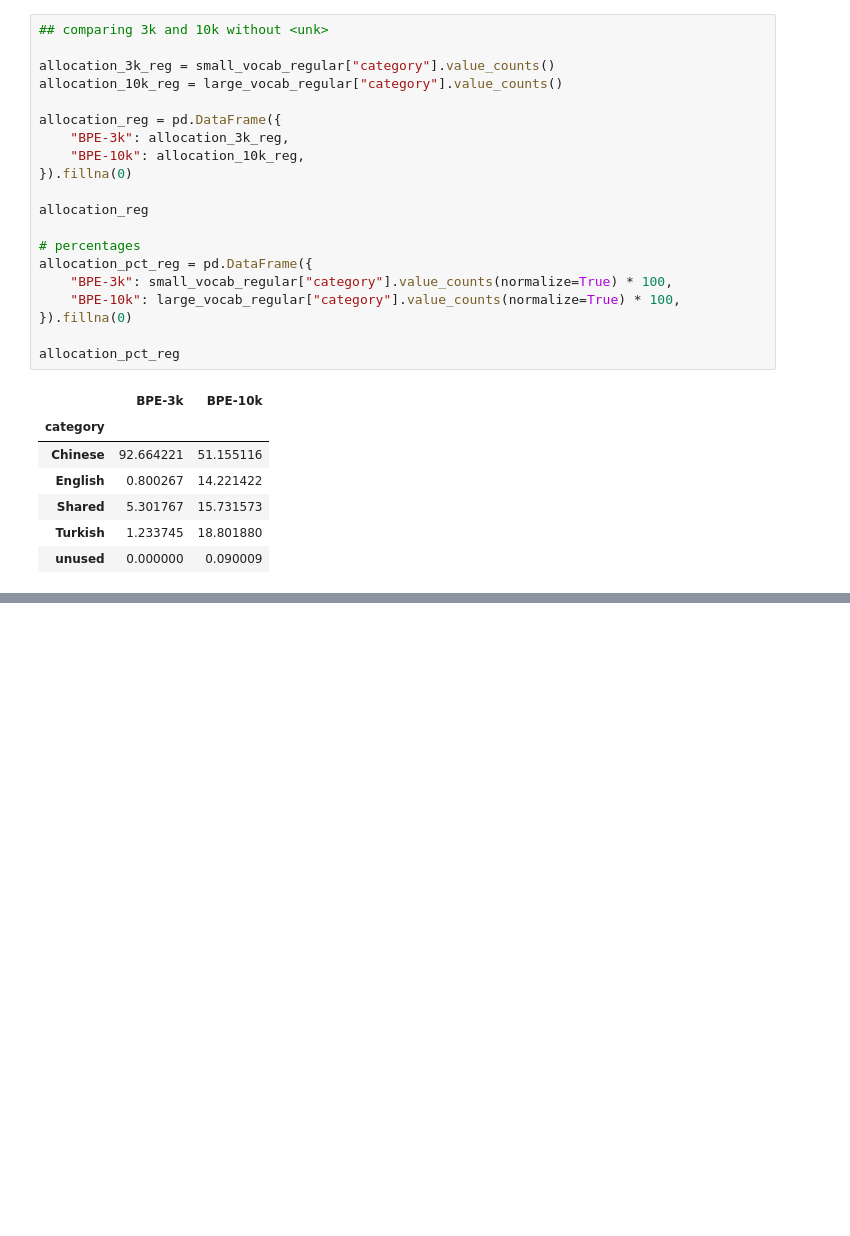
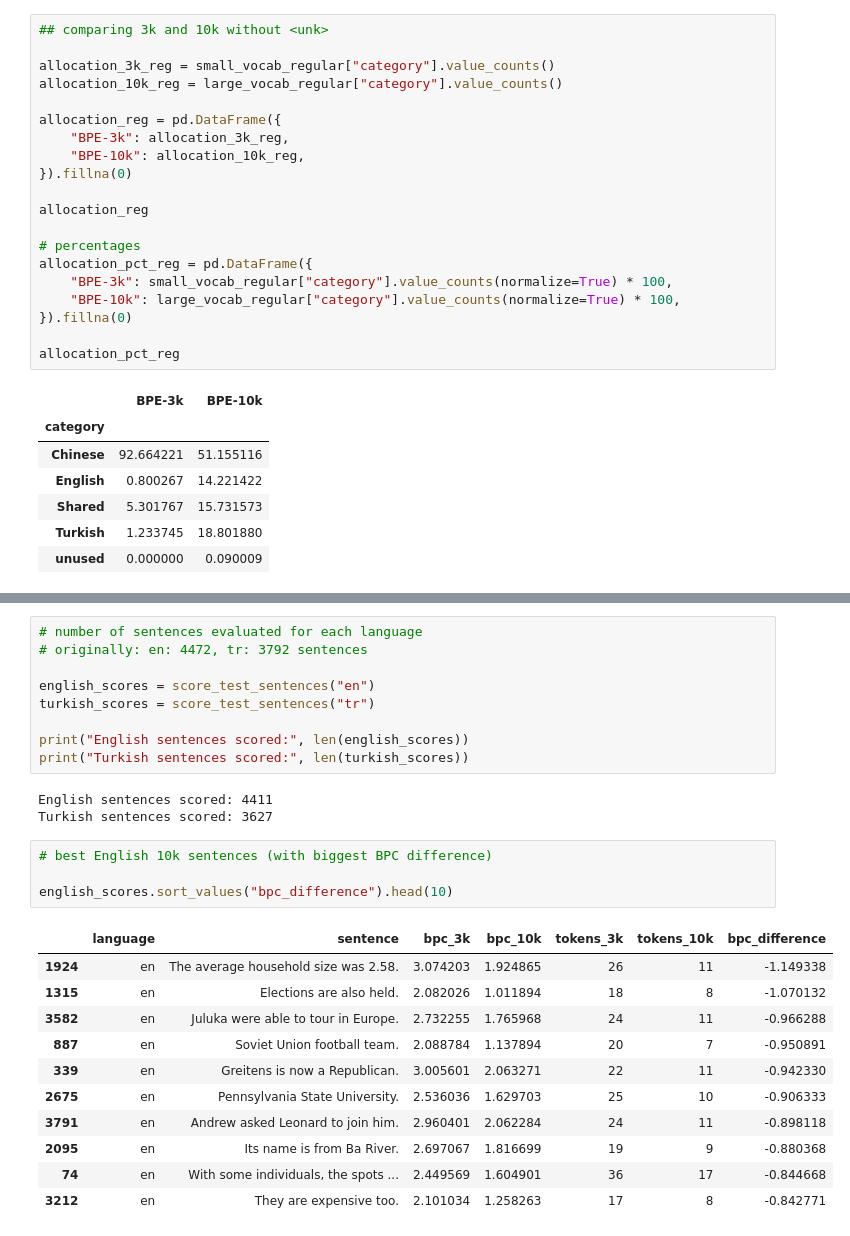
Before and after one commit to elisabeihofer-boop/MaLearn_Adv_Assignment01, a Jupyter notebook: notebooks/evaluation.ipynb, the cells around one changed output, grey strips where cells are left out. Drawn from its saved outputs; the diff is of its cells as text; blank space fills up the shorter version.

```diff
--- a/notebooks/evaluation.ipynb
+++ b/notebooks/evaluation.ipynb
@@ -860,0 +875,28 @@ large_vocab_df[
+# %%
+# number of sentences evaluated for each language
+# originally: en: 4472, tr: 3792 sentences
+
+english_scores = score_test_sentences("en")
+turkish_scores = score_test_sentences("tr")
+
+print("English sentences scored:", len(english_scores))
+print("Turkish sentences scored:", len(turkish_scores))
+# %% [output]
+English sentences scored: 4411
+Turkish sentences scored: 3627
+# %%
+# best English 10k sentences (with biggest BPC difference)
+
+english_scores.sort_values("bpc_difference").head(10)
+# %% [output]
+|  | language | sentence | bpc_3k | bpc_10k | tokens_3k | tokens_10k | bpc_difference |
+| 1924 | en | The average household size was 2.58. | 3.074203 | 1.924865 | 26 | 11 | -1.149338 |
+| 1315 | en | Elections are also held. | 2.082026 | 1.011894 | 18 | 8 | -1.070132 |
+| 3582 | en | Juluka were able to tour in Europe. | 2.732255 | 1.765968 | 24 | 11 | -0.966288 |
+| 887 | en | Soviet Union football team. | 2.088784 | 1.137894 | 20 | 7 | -0.950891 |
+| 339 | en | Greitens is now a Republican. | 3.005601 | 2.063271 | 22 | 11 | -0.942330 |
+| 2675 | en | Pennsylvania State University. | 2.536036 | 1.629703 | 25 | 10 | -0.906333 |
+| 3791 | en | Andrew asked Leonard to join him. | 2.960401 | 2.062284 | 24 | 11 | -0.898118 |
+| 2095 | en | Its name is from Ba River. | 2.697067 | 1.816699 | 19 | 9 | -0.880368 |
+| 74 | en | With some individuals, the spots ... | 2.449569 | 1.604901 | 36 | 17 | -0.844668 |
+| 3212 | en | They are expensive too. | 2.101034 | 1.258263 | 17 | 8 | -0.842771 |
```
Also changed, not shown: parts of 14 cells of this notebook, 1 other file.
